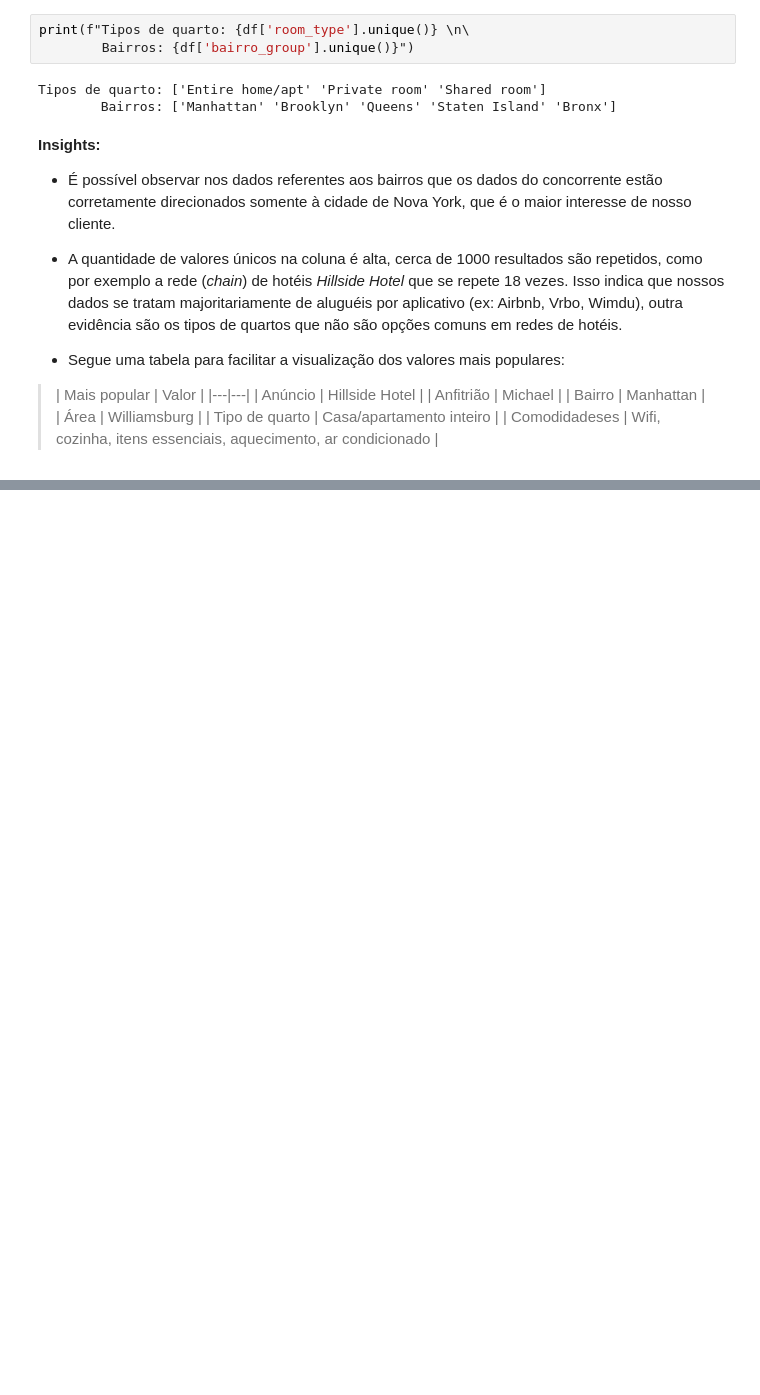
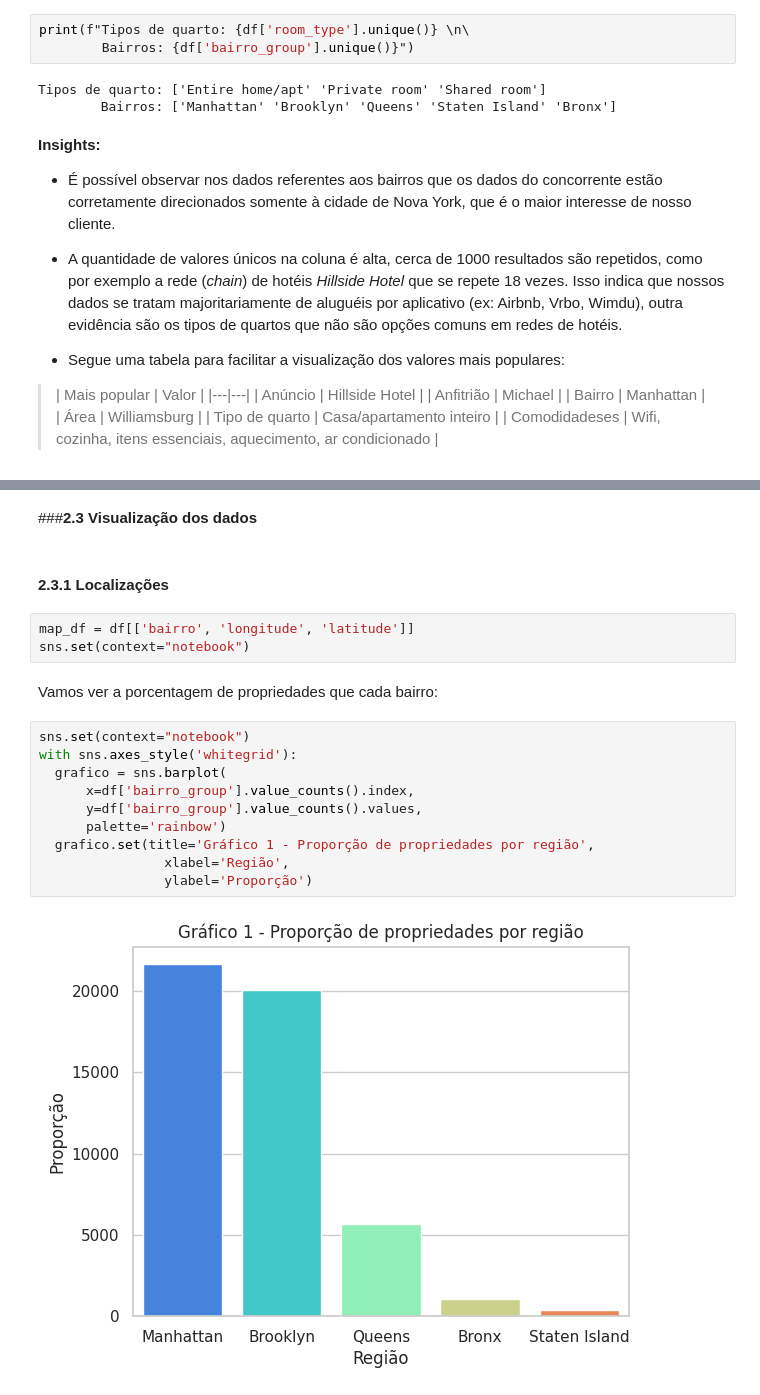
Before and after one commit to carneiro-fernando/lighthouse, a Jupyter notebook: Desafio_Lighthouse_DS.ipynb, the cells around one changed output, grey strips where cells are left out. Saved outputs shown, nothing was run; the diff lists cells and outputs as text; blank space fills up the shorter version.

```diff
--- a/Desafio_Lighthouse_DS.ipynb
+++ b/Desafio_Lighthouse_DS.ipynb
@@ -270,0 +287,21 @@ Tipos de quarto: ['Entire home/apt' 'Private room' 'Shared room']
+# %% [markdown]
+###**2.3 Visualização dos dados**
+# %% [markdown]
+#### 2.3.1 Localizações
+# %%
+map_df = df[['bairro', 'longitude', 'latitude']]
+sns.set(context="notebook")
+# %% [markdown]
+Vamos ver a porcentagem de propriedades que cada bairro:
+# %%
+sns.set(context="notebook")
+with sns.axes_style('whitegrid'):
+  grafico = sns.barplot(
+      x=df['bairro_group'].value_counts().index,
+      y=df['bairro_group'].value_counts().values,
+      palette='rainbow')
+  grafico.set(title='Gráfico 1 - Proporção de propriedades por região',
+                xlabel='Região',
+                ylabel='Proporção')
+# %% [output]
+[figure, added]
```
Also changed, not shown: parts of 33 cells of this notebook.
